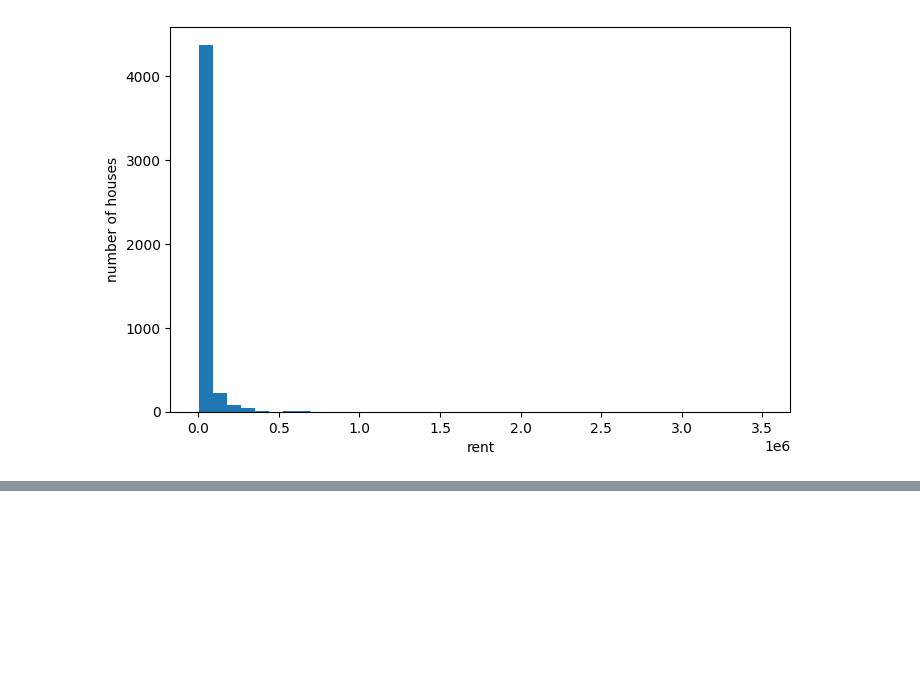
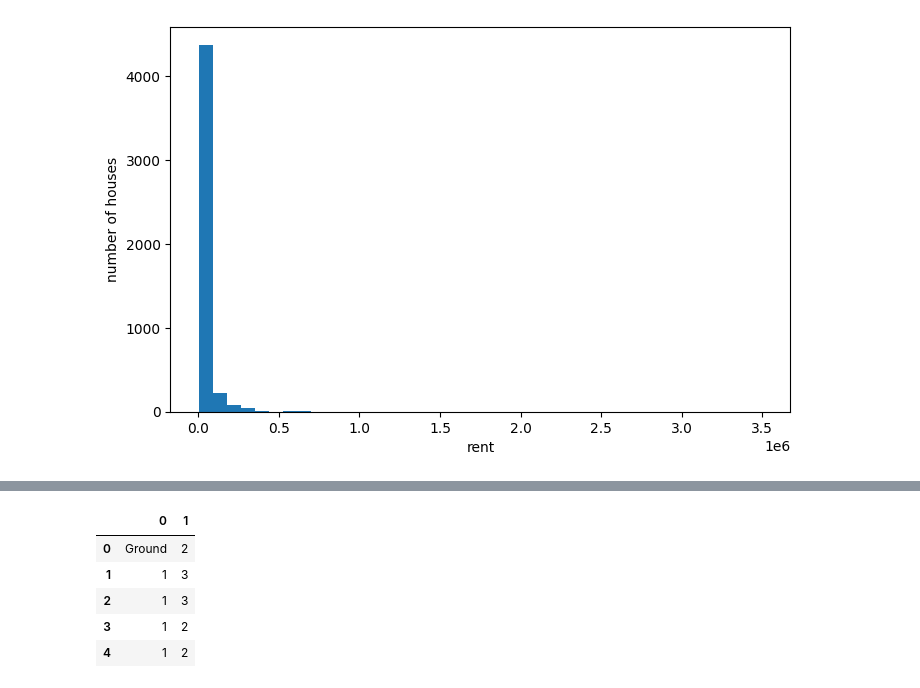
Before and after one commit to Comrade123-123/house-rent-predictor, a Jupyter notebook: house_rent_prediction.ipynb, the cells around one changed output, grey strips where cells are left out. Drawn from its saved outputs; the diff is of its cells as text; code cells hidden in the pictures; blank space fills up the shorter version.

```diff
--- a/house_rent_prediction.ipynb
+++ b/house_rent_prediction.ipynb
@@ -268,0 +284,10 @@ plt.show()
+# %%
+floor_split = df["Floor"].str.split(" out of ",expand=True)
+floor_split.head()
+# %% [output]
+|  | 0 | 1 |
+| 0 | Ground | 2 |
+| 1 | 1 | 3 |
+| 2 | 1 | 3 |
+| 3 | 1 | 2 |
+| 4 | 1 | 2 |
```
Also changed, not shown: parts of 3 cells of this notebook.
